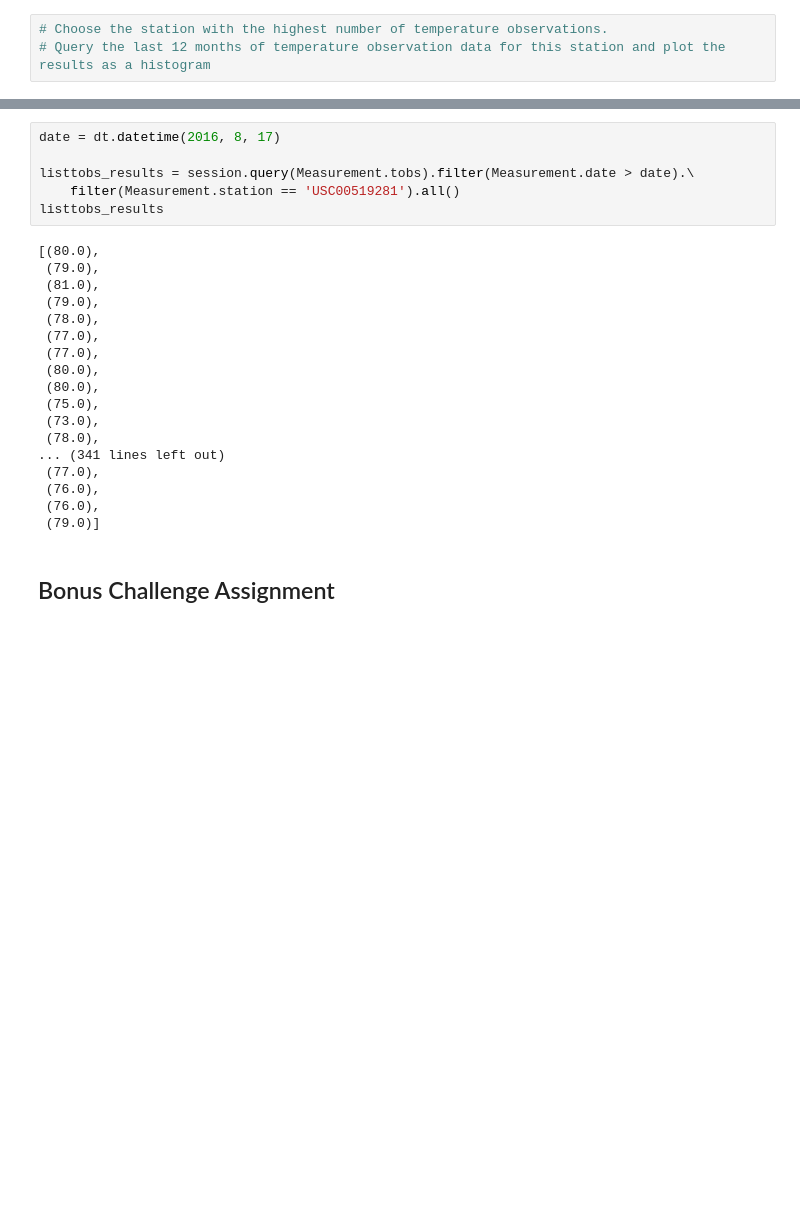
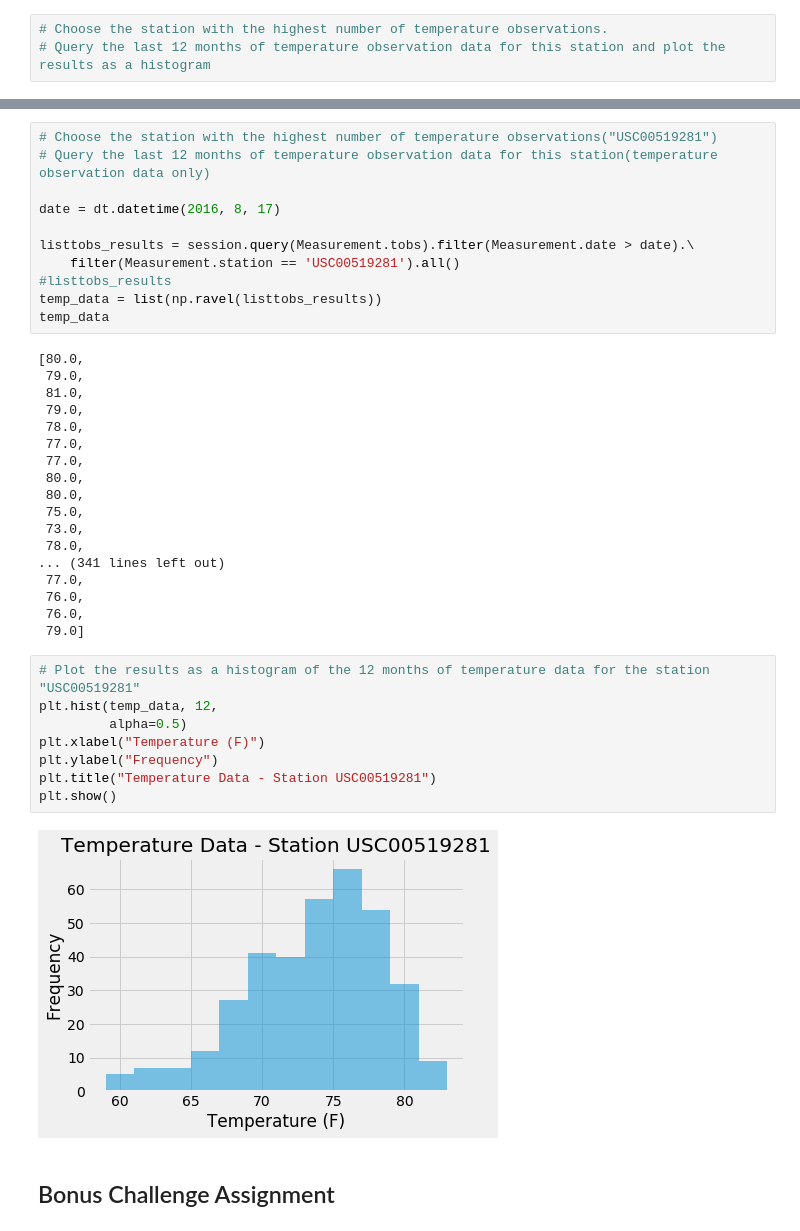
Before and after one commit to Elaine081972/sqlalchemy-challenge, a Jupyter notebook: climate_starter.ipynb, the cells around one changed output, grey strips where cells are left out. Saved outputs shown, nothing was run; the diff lists cells and outputs as text; blank space fills up the shorter version.

```diff
--- a/climate_starter.ipynb
+++ b/climate_starter.ipynb
@@ -340,29 +343,44 @@ tobs_results
  ('2017-08-17', 76.0),
  ('2017-08-18', 79.0)]
 # %%
+# Choose the station with the highest number of temperature observations("USC00519281")
+# Query the last 12 months of temperature observation data for this station(temperature observation data only)
+
 date = dt.datetime(2016, 8, 17)
 
 listtobs_results = session.query(Measurement.tobs).filter(Measurement.date > date).\
     filter(Measurement.station == 'USC00519281').all()
-listtobs_results
+#listtobs_results
+temp_data = list(np.ravel(listtobs_results))
+temp_data
 # %% [output]
-[(80.0),
- (79.0),
- (81.0),
- (79.0),
- (78.0),
- (77.0),
- (77.0),
- (80.0),
- (80.0),
- (75.0),
- (73.0),
- (78.0),
+[80.0,
+ 79.0,
+ 81.0,
+ 79.0,
+ 78.0,
+ 77.0,
+ 77.0,
+ 80.0,
+ 80.0,
+ 75.0,
+ 73.0,
+ 78.0,
 ... (341 lines left out)
- (77.0),
- (76.0),
- (76.0),
- (79.0)]
+ 77.0,
+ 76.0,
+ 76.0,
+ 79.0]
+# %%
+# Plot the results as a histogram of the 12 months of temperature data for the station "USC00519281"
+plt.hist(temp_data, 12,
+         alpha=0.5)
+plt.xlabel("Temperature (F)")
+plt.ylabel("Frequency")
+plt.title("Temperature Data - Station USC00519281")
+plt.show()
+# %% [output]
+[figure, added]
 # %% [markdown]
 ## Bonus Challenge Assignment
 # %%
```
Also changed, not shown: parts of 1 cell of this notebook, 1 other file.
